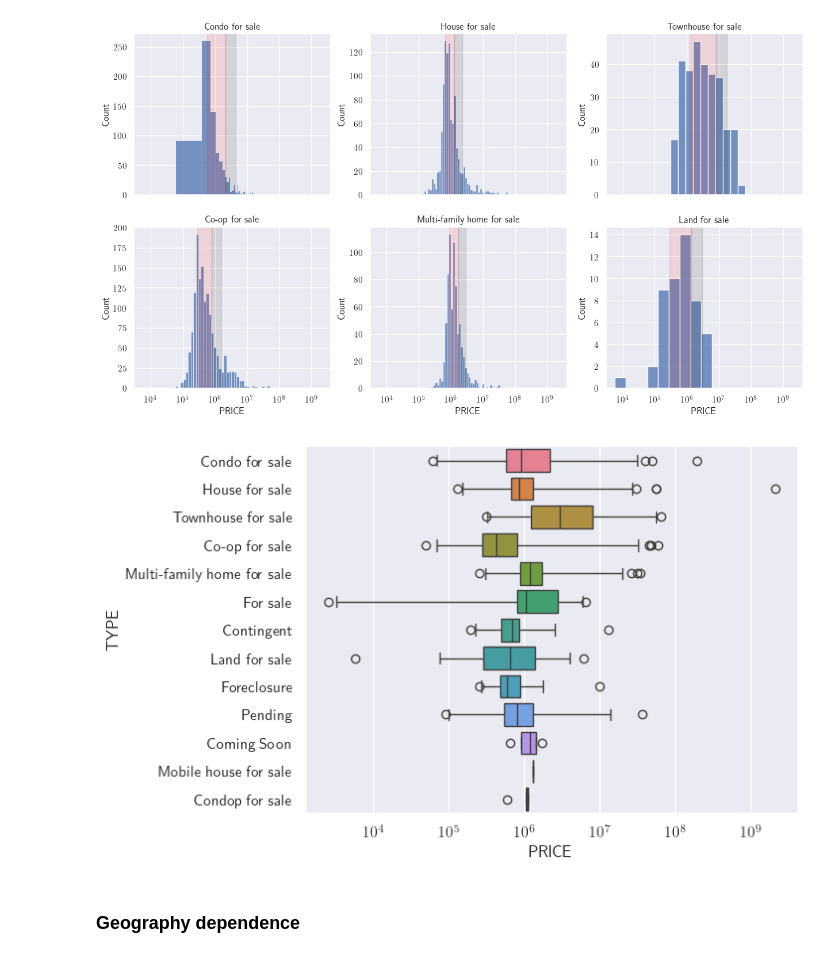
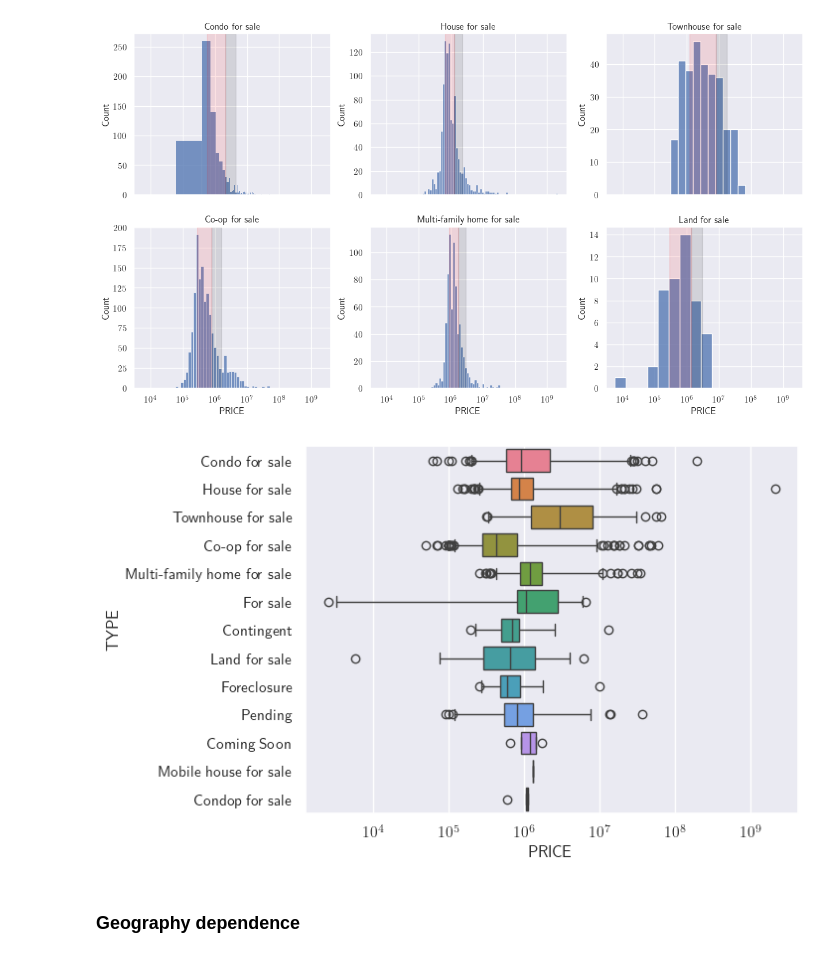
Before and after one commit to RM503/ML_projects, a Jupyter notebook: NY_housing/housing.ipynb, the cells around one changed output. Drawn from its saved outputs; the diff is of its cells as text; code cells hidden in the pictures.

```diff
--- a/NY_housing/housing.ipynb
+++ b/NY_housing/housing.ipynb
@@ -344,10 +350,10 @@ plt.show()
 # %% [output]
 [figure]
 # %%
-sns.boxplot( y=df_housing.TYPE, x = df_housing.PRICE, hue=df_housing.TYPE, whis=[0.03, 99.7] )
+sns.boxplot( y=df_housing.TYPE, x = df_housing.PRICE, hue=df_housing.TYPE, whis=[1, 99] )
 plt.xscale('log')
 # %% [output]
-[figure, old version]
+[figure, new version]
 # %% [markdown]
 ### Geography dependence
 # %% [markdown]
```
Also changed, not shown: parts of 24 cells of this notebook.
